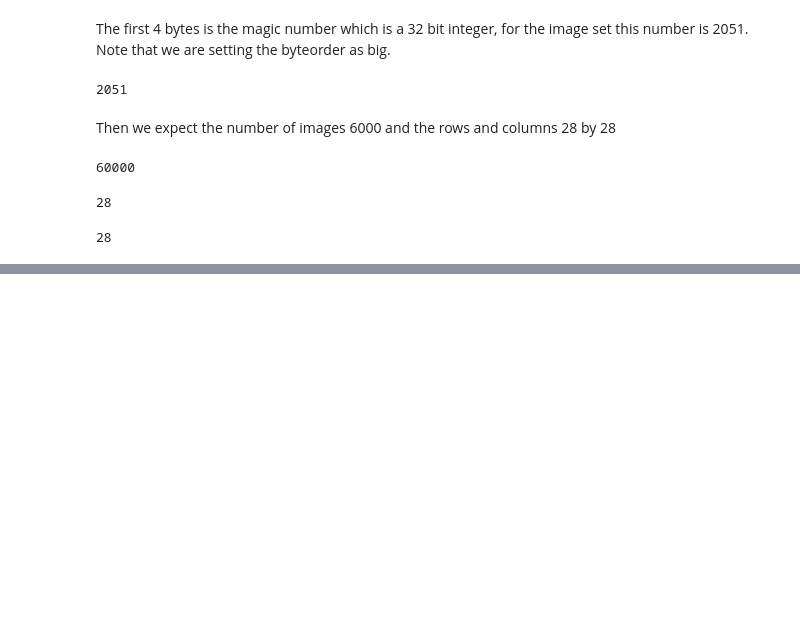
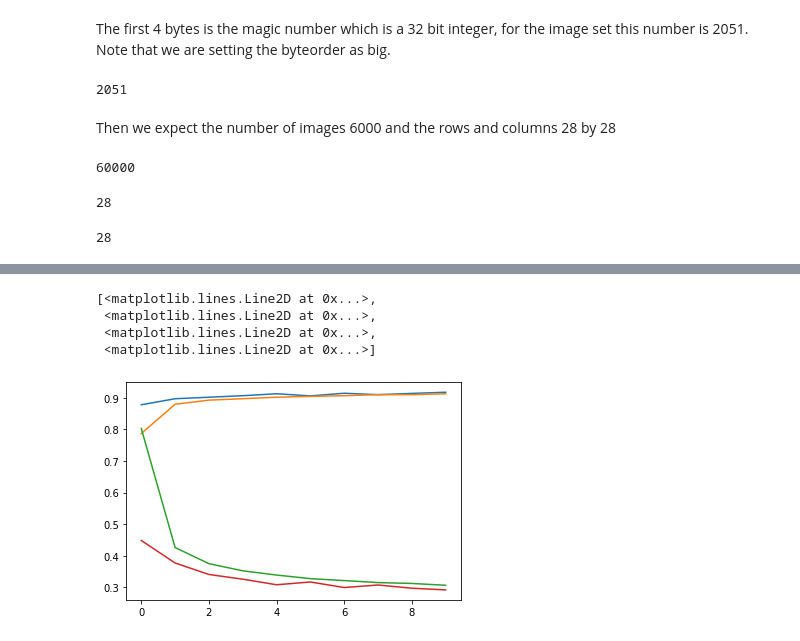
Before and after one commit to JoseIgnacioRetamalThomsen/Emerging-Technologies-Assessment-2019, a Jupyter notebook: Model.ipynb, the cells around one changed output, grey strips where cells are left out. Drawn from its saved outputs; the diff is of its cells as text; code cells hidden in the pictures; blank space fills up the shorter version.

```diff
--- a/Model.ipynb
+++ b/Model.ipynb
@@ -66,0 +150,3 @@ import matplotlib.pyplot as plt
+# %%
+lbl_train = kr.utils.to_categorical(lbl_train, 10)
+lbl_test  = kr.utils.to_categorical(lbl_test, 10)
@@ -66,0 +157,6 @@ import matplotlib.pyplot as plt
+# %%
+img_train =  img_train/255.0
+img_test = img_test/255.0
+# %%
+epoch = 10
+history_callback = model.fit(img_train, lbl_train, validation_data=(img_test,lbl_test), epochs=epoch, batch_size=100)
@@ -66,0 +181,14 @@ import matplotlib.pyplot as plt
+# %%
+val_accuracy = np.array(history_callback.history['val_accuracy'])
+val_loss =  np.array(history_callback.history['val_loss'])
+accuracy =  np.array(history_callback.history['accuracy'])
+loss =  np.array(history_callback.history['loss'])
+# %%
+x = np.arange(0.0, epoch, 1)
+plt.plot(x,val_accuracy,x,accuracy,x,loss,x,val_loss)
+# %% [output]
+[<matplotlib.lines.Line2D at 0x...>,
+ <matplotlib.lines.Line2D at 0x...>,
+ <matplotlib.lines.Line2D at 0x...>,
+ <matplotlib.lines.Line2D at 0x...>]
+[figure, added]
```
Also changed, not shown: parts of 54 cells of this notebook, 2 other files.
